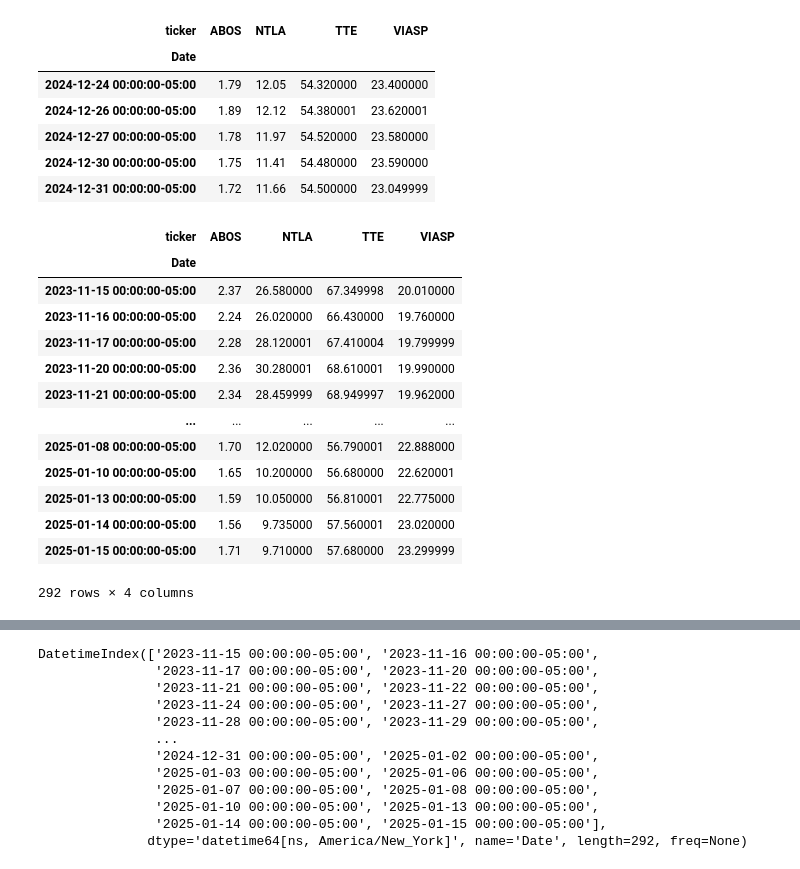
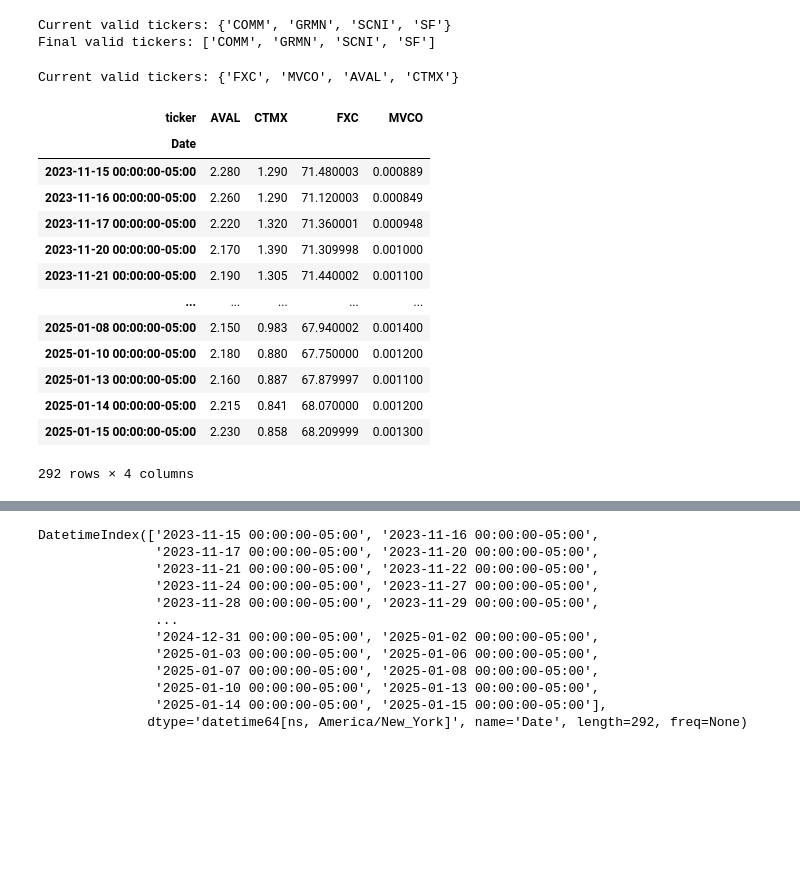
Before and after one commit to caro-li-ne/final_package_203, a Jupyter notebook: final_package_203/src/final_package_203/opti_basket.ipynb, the cells around one changed output, grey strips where cells are left out. Cells and saved outputs as stored; diff of their text form; code cells hidden in the pictures; blank space fills up the shorter version.

```diff
--- a/final_package_203/src/final_package_203/opti_basket.ipynb
+++ b/final_package_203/src/final_package_203/opti_basket.ipynb
@@ -10,5 +11,5 @@ from pybacktestchain.data_module import get_stocks_data, get_stock_data, UNIVERS
 def generate_random_ticker(n):
     res=[]
     for i in range(n):
-        res.append(rdm.choice(UNIVERSE_SEC))
+        res.append(random.choice(UNIVERSE_SEC))
     return res
@@ -31,31 +16,62 @@ get_stocks_data(tickers,'2010-01-01',"2025-01-01").groupby(['Date','ticker'])['C
-# %%
-get_stocks_data(tickers,'2010-01-01',"2025-01-01").groupby(['Date','ticker'])['Close'].sum().unstack('ticker').tail()
-# %% [output]
-| ticker | ABOS | NTLA | TTE | VIASP |
-| Date |  |  |  |  |
-| 2024-12-24 00:00:00-05:00 | 1.79 | 12.05 | 54.320000 | 23.400000 |
-| 2024-12-26 00:00:00-05:00 | 1.89 | 12.12 | 54.380001 | 23.620001 |
-| 2024-12-27 00:00:00-05:00 | 1.78 | 11.97 | 54.520000 | 23.580000 |
-| 2024-12-30 00:00:00-05:00 | 1.75 | 11.41 | 54.480000 | 23.590000 |
-| 2024-12-31 00:00:00-05:00 | 1.72 | 11.66 | 54.500000 | 23.049999 |
+# %%
+def get_N_valid_tickers(N, start_date, end_date):
+    """Generate N valid stock tickers by retrying until enough valid ones are found."""
+    valid_tickers = set()  # Use a set to ensure uniqueness
+
+    while len(valid_tickers) < N:
+        remaining_needed = N - len(valid_tickers)
+
+        # Generate new random tickers
+        new_tickers = generate_random_ticker(remaining_needed)
+
+        # Try to fetch valid tickers
+        try:
+            df = get_stocks_data(new_tickers, start_date, end_date)
+
+            if not df.empty:
+                found_tickers = set(df['ticker'].unique())  # Extract tickers that returned data
+                valid_tickers.update(found_tickers)  # Add only valid ones
+
+            print(f"Current valid tickers: {valid_tickers}")
+
+        except Exception as e:
+            print(f"Error fetching stock data: {e}")
+
+    return list(valid_tickers)  # Convert set to list
+
+# Example Usage
+N = 4
+start_date = '2010-01-01'
+end_date = '2025-01-01'
+
+tickers = get_N_valid_tickers(N, start_date, end_date)
+print(f"Final valid tickers: {tickers}")
+# %% [output]
+Current valid tickers: {'COMM', 'GRMN', 'SCNI', 'SF'}
+Final valid tickers: ['COMM', 'GRMN', 'SCNI', 'SF']
 # %%
-data=get_stocks_data(tickers,'2023-11-15',"2025-01-16").groupby(['Date','ticker'])['Close'].sum().unstack('ticker')
+N = 4
+tickers=get_N_valid_tickers(N, start_date, end_date)
+start_date = '2023-11-15'
+end_date = '2025-01-16'
+data=get_stocks_data(tickers,start_date,end_date).groupby(['Date','ticker'])['Close'].sum().unstack('ticker')
 data
 # %% [output]
+Current valid tickers: {'FXC', 'MVCO', 'AVAL', 'CTMX'}
-| ticker | ABOS | NTLA | TTE | VIASP |
+| ticker | AVAL | CTMX | FXC | MVCO |
 | Date |  |  |  |  |
-| 2023-11-15 00:00:00-05:00 | 2.37 | 26.580000 | 67.349998 | 20.010000 |
-| 2023-11-16 00:00:00-05:00 | 2.24 | 26.020000 | 66.430000 | 19.760000 |
-| 2023-11-17 00:00:00-05:00 | 2.28 | 28.120001 | 67.410004 | 19.799999 |
-| 2023-11-20 00:00:00-05:00 | 2.36 | 30.280001 | 68.610001 | 19.990000 |
-| 2023-11-21 00:00:00-05:00 | 2.34 | 28.459999 | 68.949997 | 19.962000 |
+| 2023-11-15 00:00:00-05:00 | 2.280 | 1.290 | 71.480003 | 0.000889 |
+| 2023-11-16 00:00:00-05:00 | 2.260 | 1.290 | 71.120003 | 0.000849 |
+| 2023-11-17 00:00:00-05:00 | 2.220 | 1.320 | 71.360001 | 0.000948 |
+| 2023-11-20 00:00:00-05:00 | 2.170 | 1.390 | 71.309998 | 0.001000 |
+| 2023-11-21 00:00:00-05:00 | 2.190 | 1.305 | 71.440002 | 0.001100 |
 | ... | ... | ... | ... | ... |
-| 2025-01-08 00:00:00-05:00 | 1.70 | 12.020000 | 56.790001 | 22.888000 |
-| 2025-01-10 00:00:00-05:00 | 1.65 | 10.200000 | 56.680000 | 22.620001 |
-| 2025-01-13 00:00:00-05:00 | 1.59 | 10.050000 | 56.810001 | 22.775000 |
-| 2025-01-14 00:00:00-05:00 | 1.56 | 9.735000 | 57.560001 | 23.020000 |
-| 2025-01-15 00:00:00-05:00 | 1.71 | 9.710000 | 57.680000 | 23.299999 |
+| 2025-01-08 00:00:00-05:00 | 2.150 | 0.983 | 67.940002 | 0.001400 |
+| 2025-01-10 00:00:00-05:00 | 2.180 | 0.880 | 67.750000 | 0.001200 |
+| 2025-01-13 00:00:00-05:00 | 2.160 | 0.887 | 67.879997 | 0.001100 |
+| 2025-01-14 00:00:00-05:00 | 2.215 | 0.841 | 68.070000 | 0.001200 |
+| 2025-01-15 00:00:00-05:00 | 2.230 | 0.858 | 68.209999 | 0.001300 |
-292 rows × 4 columns
+292 rows × 4 columns
 # %%
 #data = pd.read_csv('data.csv')
 # data without header, and with index named "Date"
```
Also changed, not shown: parts of 10 cells of this notebook.
